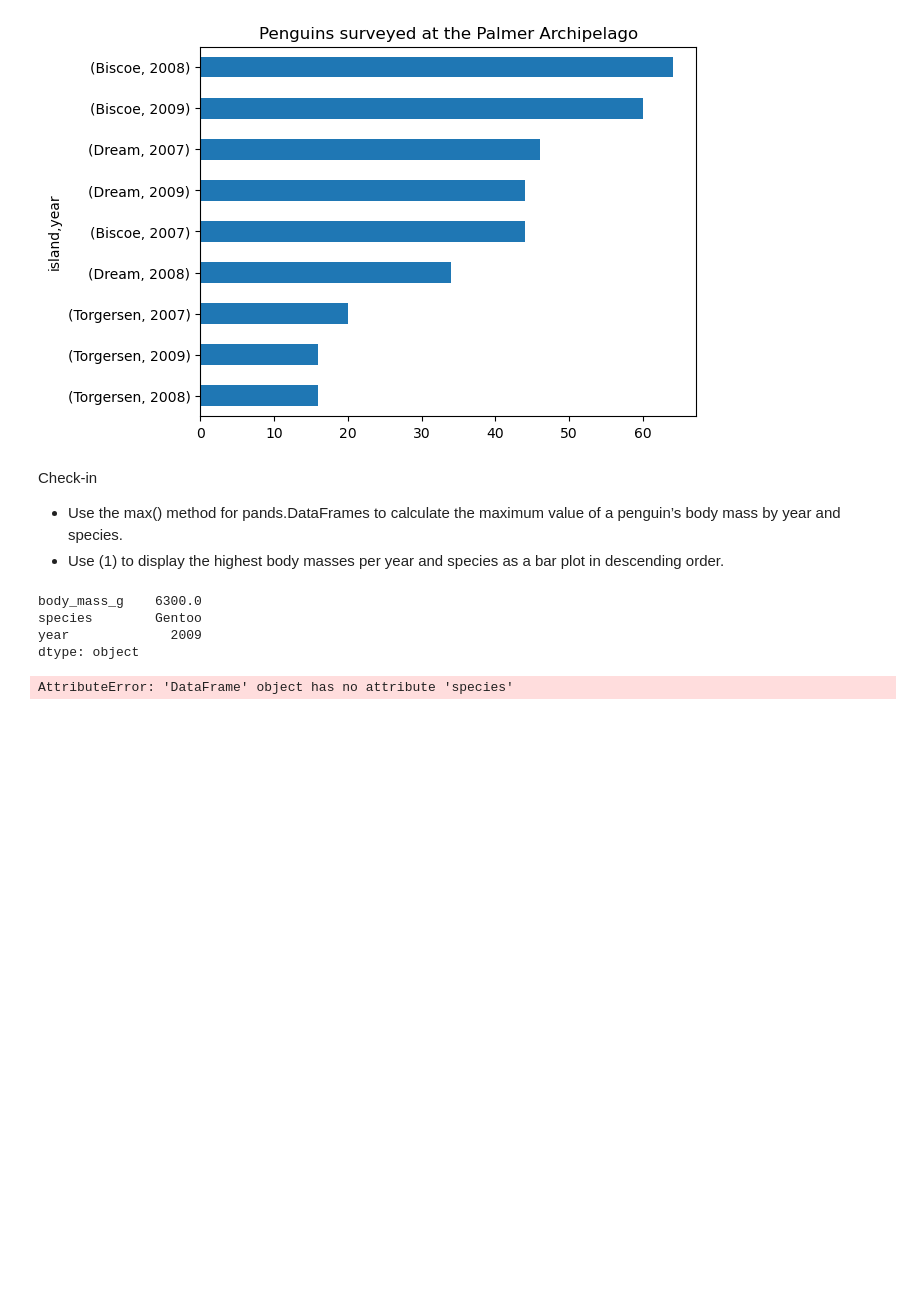
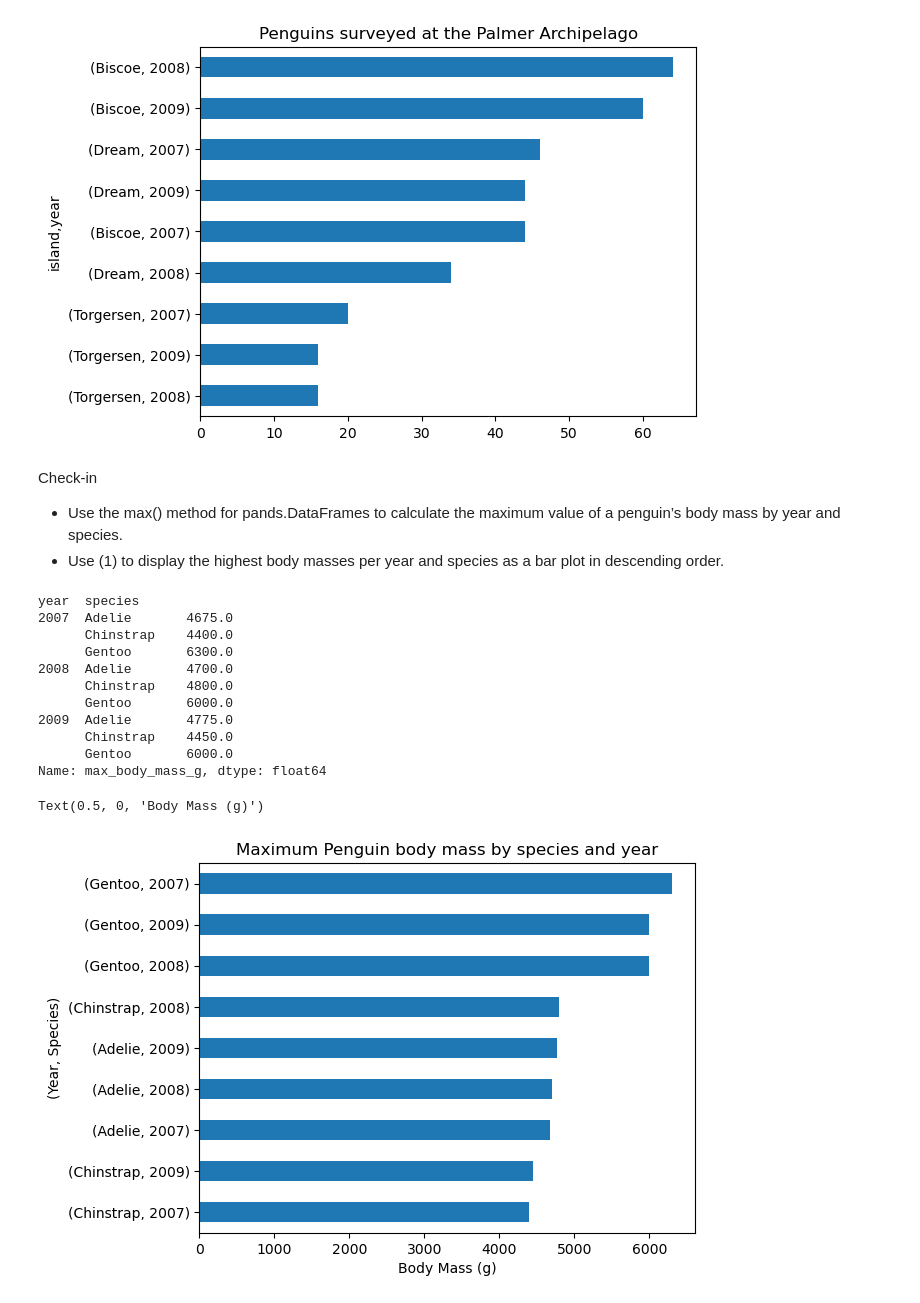
Before and after one commit to evajnewby/eds220-2024-in-class, a Jupyter notebook: week3-groupby.ipynb, the cells around one changed output. Saved outputs shown, nothing was run; the diff lists cells and outputs as text; code cells hidden in the pictures; blank space fills up the shorter version.

```diff
--- a/week3-groupby.ipynb
+++ b/week3-groupby.ipynb
@@ -114,21 +114,28 @@ Check-in
 - Use the max() method for pands.DataFrames to calculate the maximum value of a penguin’s body mass by year and species.
 - Use (1) to display the highest body masses per year and species as a bar plot in descending order.
 # %%
-max_values = penguins[["body_mass_g", "species", "year"]].max()
-print(max_values)
+# Maximum body mass by year and species
+penguins.groupby(['year', 'species']).body_mass_g.max().rename("max_body_mass_g")
 # %% [output]
-body_mass_g    6300.0
-species        Gentoo
-year             2009
-dtype: object
+year  species
+2007  Adelie       4675.0
+      Chinstrap    4400.0
+      Gentoo       6300.0
+2008  Adelie       4700.0
+      Chinstrap    4800.0
+      Gentoo       6000.0
+2009  Adelie       4775.0
+      Chinstrap    4450.0
+      Gentoo       6000.0
+Name: max_body_mass_g, dtype: float64
 # %%
 (penguins.groupby(['species','year'])
-         .count()
-         .species
-         .sort_values()
-         .plot(kind='barh',
-                title='Penguins surveyed at the Palmer Archipelago',
-                ylabel=('Island, Year'))
-         )
+ .body_mass_g.max()
+ .sort_values()
+ .plot(kind = "barh",
+     title = "Maximum Penguin body mass by species and year",
+      xlabel= ('Year', "Species"))
+ .set_xlabel(xlabel='Body Mass (g)'))
 # %% [output]
-AttributeError: 'DataFrame' object has no attribute 'species'
+Text(0.5, 0, 'Body Mass (g)')
+[figure, added]
```
Also changed, not shown: 1 other file.
